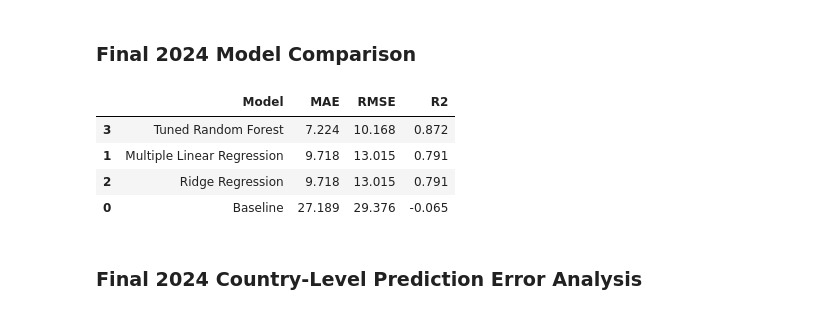
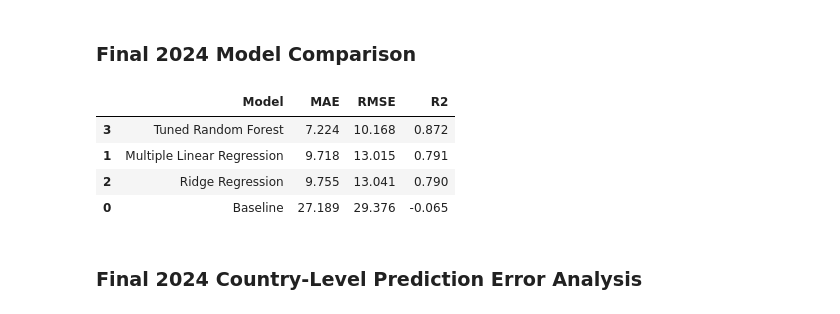
Before and after one commit to ajbunny/AI-Readiness-Governance-Capstone, a Jupyter notebook: notebooks/06_modeling_data_preparation.ipynb, the cells around one changed output. Saved outputs shown, nothing was run; the diff lists cells and outputs as text; code cells hidden in the pictures.

Commit message:
Fixed a typo in ridge regression

```diff
--- a/notebooks/06_modeling_data_preparation.ipynb
+++ b/notebooks/06_modeling_data_preparation.ipynb
@@ -1180,40 +1243,40 @@ comparison_models = {
     "Ridge Regression": Pipeline([
         ("imputer", SimpleImputer(strategy="median")),
         ("scaler", StandardScaler()),
-        ("model", Ridge(alpha=0.01))
+        ("model", Ridge(alpha=1.0))
     ]),
 
     "Tuned Random Forest": final_rf_pipeline
 }
 
 final_comparison_results = []
 
 for model_name, model in comparison_models.items():
 
     fitted_model = clone(model)
     fitted_model.fit(x_train_final, y_train_final)
 
     predictions = fitted_model.predict(x_test)
 
     final_comparison_results.append({
         "Model": model_name,
         "MAE": mean_absolute_error(y_test, predictions),
         "RMSE": np.sqrt(mean_squared_error(y_test, predictions)),
         "R2": r2_score(y_test, predictions)
     })
 
 final_comparison_df = pd.DataFrame(final_comparison_results)
 
 display(
     final_comparison_df
     .sort_values("MAE")
     .round(3)
 )
 # %% [output]
 |  | Model | MAE | RMSE | R2 |
 | 3 | Tuned Random Forest | 7.224 | 10.168 | 0.872 |
 | 1 | Multiple Linear Regression | 9.718 | 13.015 | 0.791 |
-| 2 | Ridge Regression | 9.718 | 13.015 | 0.791 |
+| 2 | Ridge Regression | 9.755 | 13.041 | 0.790 |
 | 0 | Baseline | 27.189 | 29.376 | -0.065 |
 # %% [markdown]
 ### Final 2024 Country-Level Prediction Error Analysis
```
Also changed, not shown: parts of 2 cells of this notebook, 3 other files.
